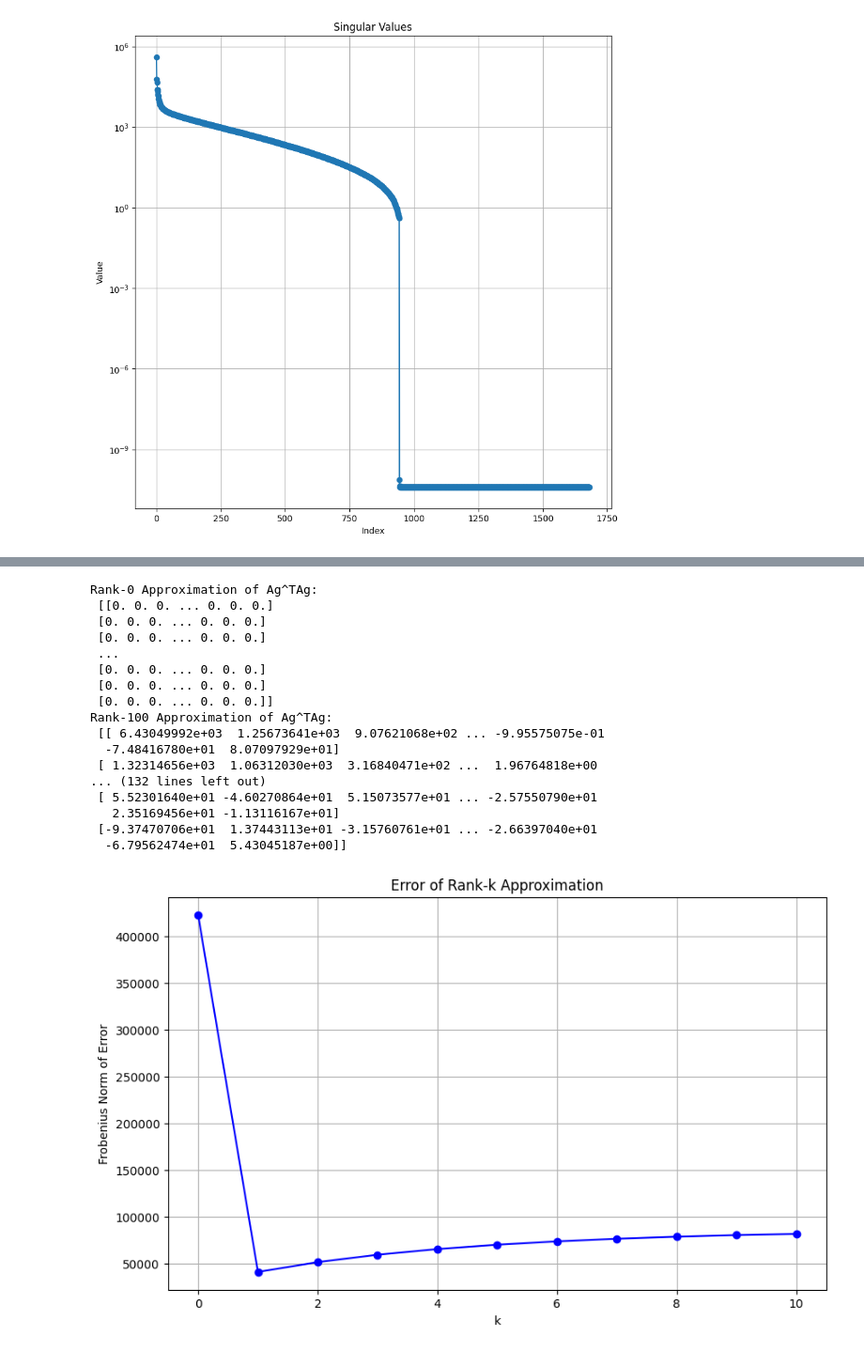
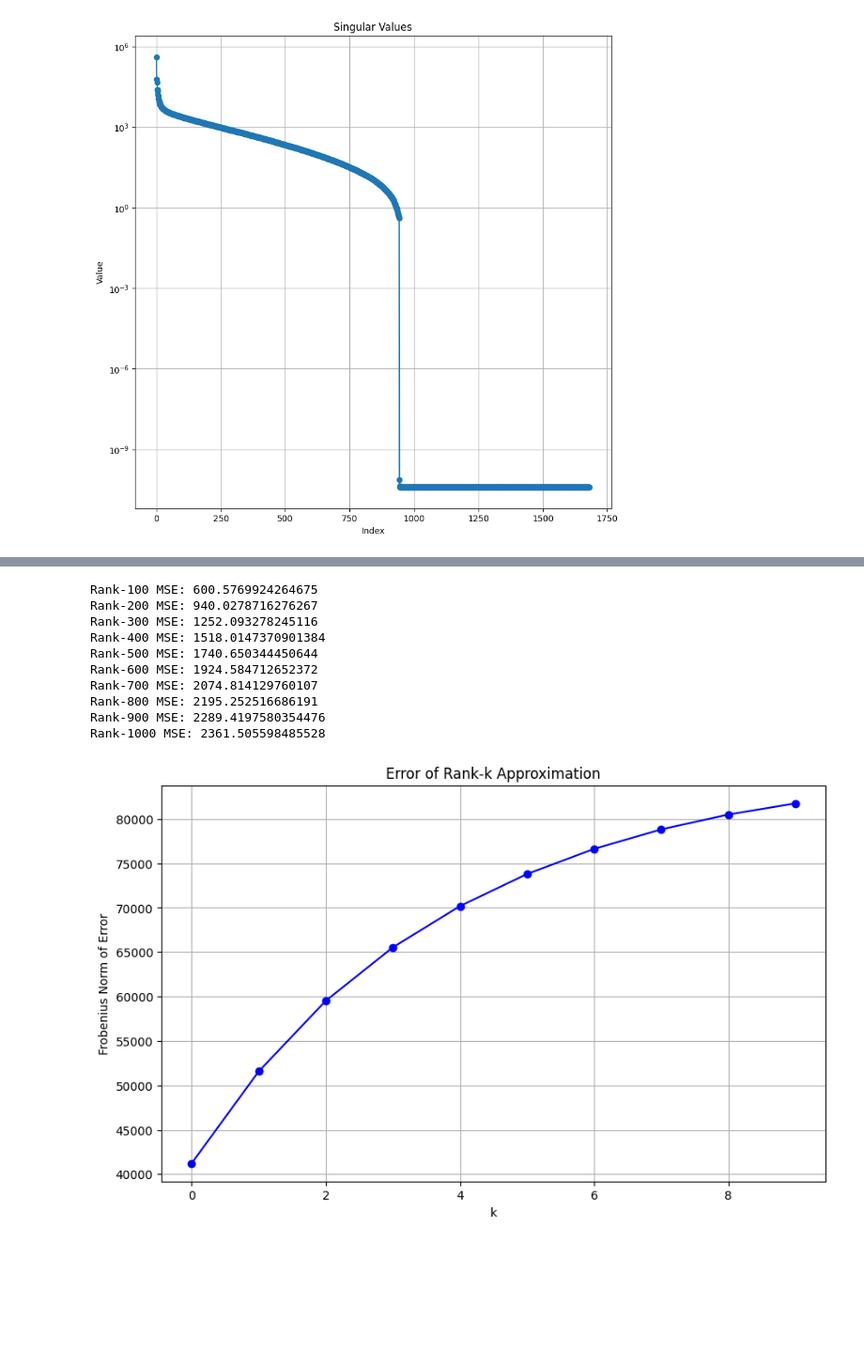
Before and after one commit to sharvanitamaskar/Principle-Component-Analysis-using-Differential-Privacy, a Jupyter notebook: PrivatePCA.ipynb, the cells around one changed output, grey strips where cells are left out. Shown at 94% size. Cells and saved outputs as stored; diff of their text form; code cells hidden in the pictures; blank space fills up the shorter version.

```diff
--- a/PrivatePCA.ipynb
+++ b/PrivatePCA.ipynb
@@ -262,7 +263,7 @@ plt.show()
 # %% [output]
 [figure]
 # %%
-k_values = range(1, 11, 1)  # values of k to iterate over
+k_values = range(100, 1001, 100)  # values of k to iterate over
 approximations = []  # store the rank-k approximations
 
 for k in k_values:
@@ -369,6 +358,7 @@ plt.show()
 # %%
-k_values = range(0, 1001, 100)
+k_values = range(100, 1001, 100)
 approximations = []
+mse_values = []
 
 for k in k_values:
       U_k_noisy = U_noisy[:, :k]
@@ -378,36 +368,32 @@ for k in k_values:
       A_k_noisy = np.dot(U_k_noisy, np.dot(S_k_diag_noisy, VT_k_noisy)) #reconstruction
 
       approximations.append(A_k_noisy)
+      mse_k = np.mean((A_k_noisy - A_k) ** 2)
+      mse_values.append(mse_k)
 
-      print(f"Rank-{k} Approximation of Ag^TAg:\n", A_k_noisy)
+      print(f"Rank-{k} MSE: {mse_k}")
+
+      #print(f"Rank-{k} Approximation of Ag^TAg:\n", A_k_noisy)
 # %% [output]
-Rank-0 Approximation of Ag^TAg:
- [[0. 0. 0. ... 0. 0. 0.]
- [0. 0. 0. ... 0. 0. 0.]
- [0. 0. 0. ... 0. 0. 0.]
- ...
- [0. 0. 0. ... 0. 0. 0.]
- [0. 0. 0. ... 0. 0. 0.]
- [0. 0. 0. ... 0. 0. 0.]]
-Rank-100 Approximation of Ag^TAg:
- [[ 6.43049992e+03  1.25673641e+03  9.07621068e+02 ... -9.95575075e-01
-  -7.48416780e+01  8.07097929e+01]
- [ 1.32314656e+03  1.06312030e+03  3.16840471e+02 ...  1.96764818e+00
-... (132 lines left out)
- [ 5.52301640e+01 -4.60270864e+01  5.15073577e+01 ... -2.57550790e+01
-   2.35169456e+01 -1.13116167e+01]
- [-9.37470706e+01  1.37443113e+01 -3.15760761e+01 ... -2.66397040e+01
-  -6.79562474e+01  5.43045187e+00]]
+Rank-100 MSE: 600.5769924264675
+Rank-200 MSE: 940.0278716276267
+Rank-300 MSE: 1252.093278245116
+Rank-400 MSE: 1518.0147370901384
+Rank-500 MSE: 1740.650344450644
+Rank-600 MSE: 1924.584712652372
+Rank-700 MSE: 2074.814129760107
+Rank-800 MSE: 2195.252516686191
+Rank-900 MSE: 2289.4197580354476
+Rank-1000 MSE: 2361.505598485528
 # %%
-#errors = [np.linalg.norm(np.dot(Ag.T,Ag)-A_k_noisy, 'fro') for A_k_noisy in approximations]
-errors = [np.linalg.norm(np.dot(Ag.T,Ag) - approx, 'fro') for approx in approximations]
+errors = [np.linalg.norm(np.dot(Ag.T,Ag)-A_k_noisy, 'fro') for A_k_noisy in approximations]
 
 plt.figure(figsize=(10, 6))
 plt.plot(errors, marker='o', linestyle='-', color='blue')
 plt.title('Error of Rank-k Approximation')
 plt.xlabel('k')
 plt.ylabel('Frobenius Norm of Error')
 plt.grid(True)
 plt.show()
 # %% [output]
-[figure, old version]
+[figure, new version]
```
Also changed, not shown: parts of 17 cells of this notebook.
